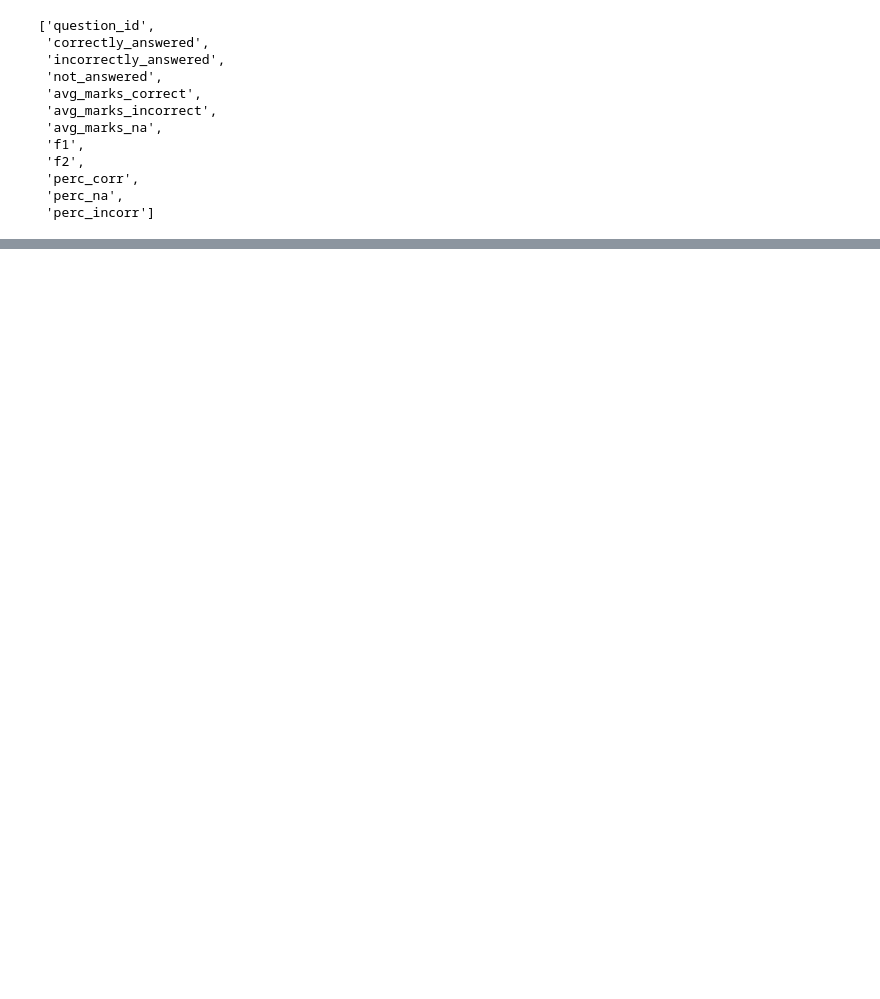
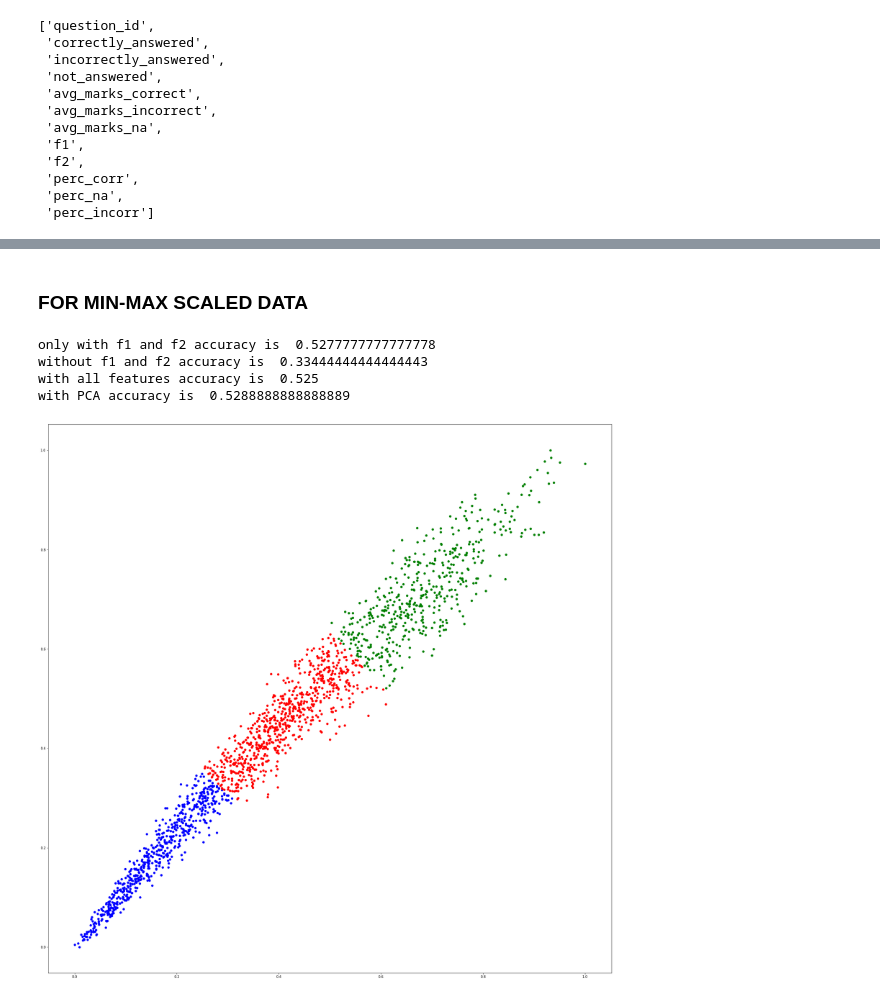
Before and after one commit to anuj2110/Auto-Tagging-Algorithm-Personal, a Jupyter notebook: MODEL1.ipynb, the cells around one changed output, grey strips where cells are left out. Drawn from its saved outputs; the diff is of its cells as text; code cells hidden in the pictures; blank space fills up the shorter version.

```diff
--- a/MODEL1.ipynb
+++ b/MODEL1.ipynb
@@ -277,0 +145,64 @@ print(acc(np.array(tags),np.array(prediction3)))
+# %% [markdown]
+### FOR MIN-MAX SCALED DATA
+# %%
+mms = MinMaxScaler() #MIN MAX SCALER INSTANCE
+data_mms = data
+
+data_mms[col_names[1:12]] = mms.fit_transform(data[col_names[1:12]]) #Min-Max SCALING THE DATA
+data_mms_f = np.array(data_mms[col_names[7:9]]) #only f1 and f2
+data_mms_nf = np.array(data_mms[col_names_nf])  #without f1 and f2
+data_mms_all = np.array(data_mms[col_names[1:12]]) #with all features
+pca = PCA(n_components = 2)
+data_mms_pca = np.array(pca.fit_transform(data_mms[col_names[1:12]])) #with PCA
+
+kmeans_mms1 = KMeans(n_clusters = 3,max_iter = 900)
+kmeans_mms2 = KMeans(n_clusters = 3,max_iter = 900)
+kmeans_mms3 = KMeans(n_clusters = 3,max_iter = 900)
+kmeans_pca_mms = KMeans(n_clusters =3,max_iter =900)
+
+prediction_1 = kmeans_mms1.fit_predict(data_mms_f)
+prediction_2 = kmeans_mms2.fit_predict(data_mms_nf)
+prediction_3 = kmeans_mms3.fit_predict(data_mms_all)
+prediction_pca = kmeans_pca_mms.fit_predict(data_mms_pca)
+print("only with f1 and f2 accuracy is ",acc(np.array(tags),np.array(prediction_1)))
+print("without f1 and f2 accuracy is ",acc(np.array(tags),np.array(prediction_2)))
+print("with all features accuracy is ",acc(np.array(tags),np.array(prediction_3)))
+print("with PCA accuracy is ",acc(np.array(tags),np.array(prediction_pca)))
+for i in range(0,1800,1):
+    if(prediction_1[i]==0):
+        plt.scatter(data_mms["f1"].iloc[i],data_mms["f2"].iloc[i],c='r')
+    elif(prediction_1[i]==1):
+        plt.scatter(data_mms["f1"].iloc[i],data_mms["f2"].iloc[i],c='g')
+    elif(prediction_1[i]==2):
+        plt.scatter(data_mms["f1"].iloc[i],data_mms["f2"].iloc[i],c='b')
+plt.show()
+for i in range(0,1800,1):
+    if(prediction_2[i]==0):
+        plt.scatter(data_mms["f1"].iloc[i],data_mms["f2"].iloc[i],c='r')
+    elif(prediction_2[i]==1):
+        plt.scatter(data_mms["f1"].iloc[i],data_mms["f2"].iloc[i],c='g')
+    elif(prediction_2[i]==2):
+        plt.scatter(data_mms["f1"].iloc[i],data_mms["f2"].iloc[i],c='b')
+plt.show()
+for i in range(0,1800,1):
+    if(prediction_3[i]==0):
+        plt.scatter(data_mms["f1"].iloc[i],data_mms["f2"].iloc[i],c='r')
+    elif(prediction_3[i]==1):
+        plt.scatter(data_mms["f1"].iloc[i],data_mms["f2"].iloc[i],c='g')
+    elif(prediction_3[i]==2):
+        plt.scatter(data_mms["f1"].iloc[i],data_mms["f2"].iloc[i],c='b')
+plt.show()
+for i in range(0,1800,1):
+    if(prediction_pca[i]==0):
+        plt.scatter(data_mms["f1"].iloc[i],data_mms["f2"].iloc[i],c='r')
+    elif(prediction_pca[i]==1):
+        plt.scatter(data_mms["f1"].iloc[i],data_mms["f2"].iloc[i],c='g')
+    elif(prediction_pca[i]==2):
+        plt.scatter(data_mms["f1"].iloc[i],data_mms["f2"].iloc[i],c='b')
+plt.show()
+# %% [output]
+only with f1 and f2 accuracy is  0.5277777777777778
+without f1 and f2 accuracy is  0.33444444444444443
+with all features accuracy is  0.525
+with PCA accuracy is  0.5288888888888889
+[figure, added]
```
Also changed, not shown: parts of 44 cells of this notebook.
